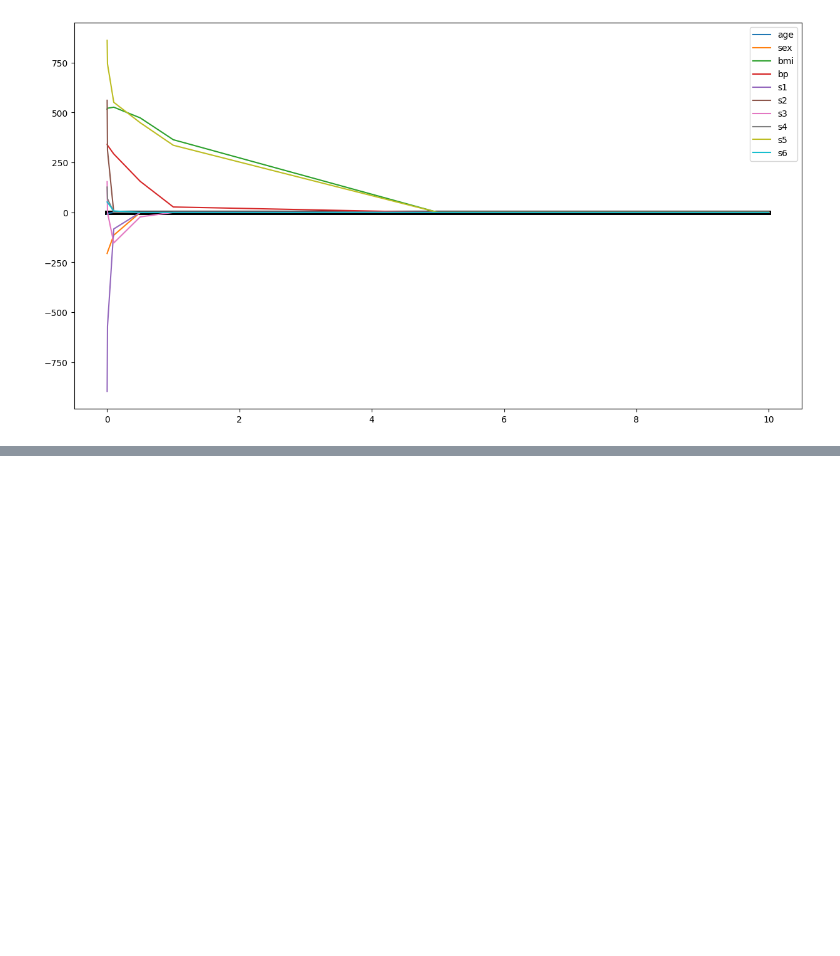
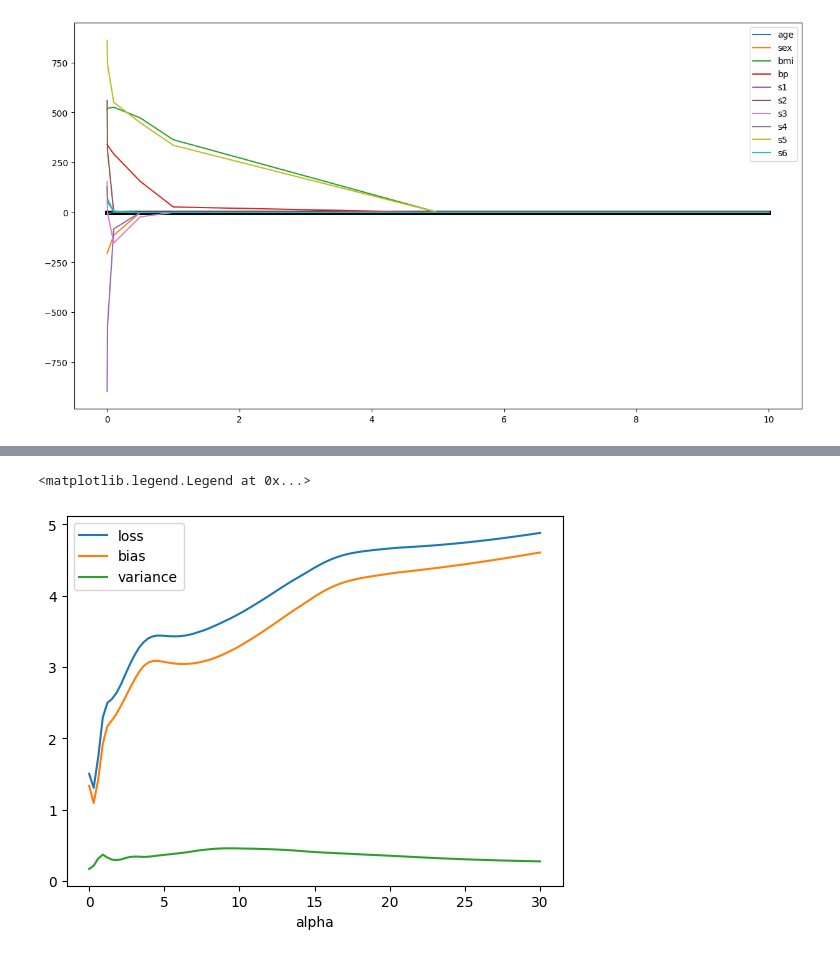
Before and after one commit to ahamudul-hasan/Machine-Learning, a Jupyter notebook: 4_Models/Supervised/3_Regularization/2_Lasso_Regression/2.ipynb, the cells around one changed output, grey strips where cells are left out. Cells and saved outputs as stored; diff of their text form; code cells hidden in the pictures; blank space fills up the shorter version.

```diff
--- a/4_Models/Supervised/3_Regularization/2_Lasso_Regression/2.ipynb
+++ b/4_Models/Supervised/3_Regularization/2_Lasso_Regression/2.ipynb
@@ -163,0 +177,45 @@ plt.legend()
+# %%
+from sklearn.preprocessing import PolynomialFeatures
+poly = PolynomialFeatures(degree=10)
+
+X_train = poly.fit_transform(X_train)
+X_test = poly.transform(X_test)
+# %%
+from mlxtend.evaluate import bias_variance_decomp
+
+alphas = np.linspace(0,30,100)
+
+loss = []
+bias = []
+variance = []
+
+for i in alphas:
+    if i == 0:
+            warnings.filterwarnings(
+                "ignore",
+                message="With alpha=0, this algorithm does not converge well.",
+                category=UserWarning,
+            )
+            warnings.filterwarnings(
+                "ignore",
+                message="Coordinate descent with no regularization may lead to unexpected results and is discouraged.",
+                category=UserWarning,
+            )
+            warnings.filterwarnings("ignore", category=ConvergenceWarning)
+    reg = Lasso(alpha=i)
+    avg_expected_loss, avg_bias, avg_var = bias_variance_decomp(
+        reg, X_train, y_train, X_test, y_test,
+        loss='mse',
+        random_seed=123)
+    loss.append(avg_expected_loss)
+    bias.append(avg_bias)
+    variance.append(avg_var)
+# %%
+plt.plot(alphas, loss, label='loss')
+plt.plot(alphas, bias, label='bias')
+plt.plot(alphas, variance, label='variance')
+plt.xlabel('alpha')
+plt.legend()
+# %% [output]
+<matplotlib.legend.Legend at 0x...>
+[figure, added]
```
Also changed, not shown: parts of 3 cells of this notebook.
